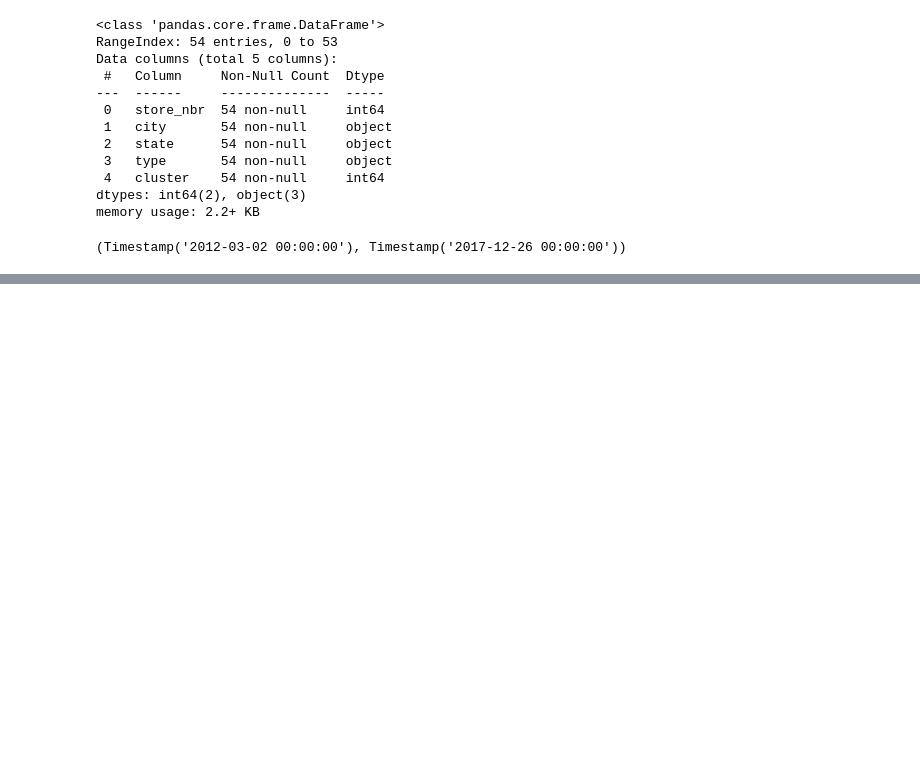
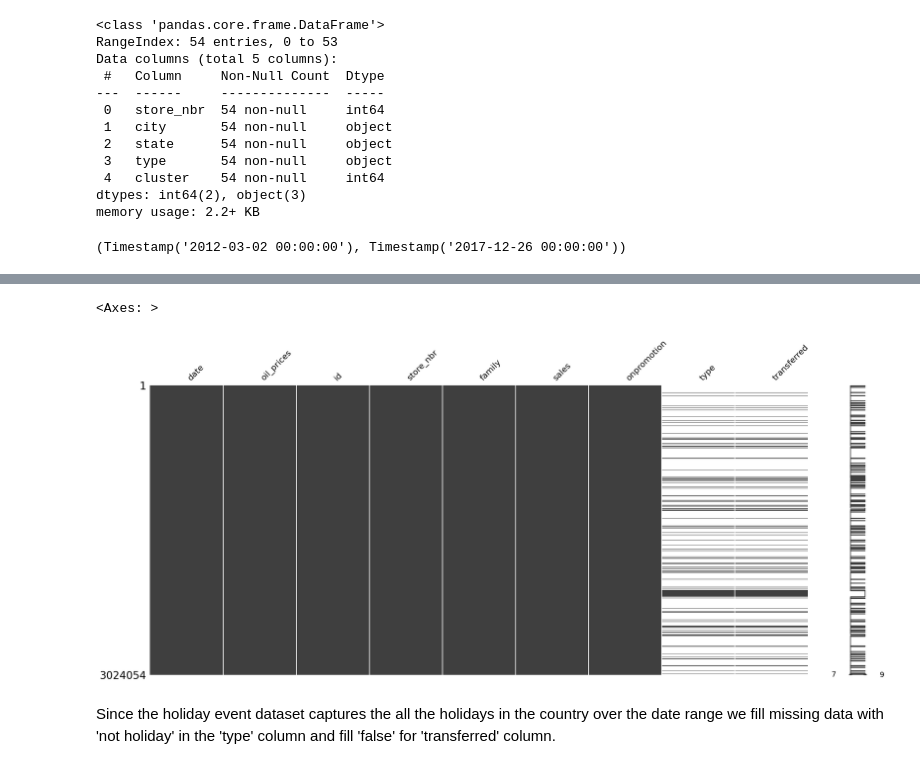
Before and after one commit to sethsot/Regression_Project, a Jupyter notebook: draft.ipynb, the cells around one changed output, grey strips where cells are left out. Saved outputs shown, nothing was run; the diff lists cells and outputs as text; code cells hidden in the pictures; blank space fills up the shorter version.

```diff
--- a/draft.ipynb
+++ b/draft.ipynb
@@ -571,0 +681,8 @@ holidays_eve['date'].min(), holidays_eve['date'].max()
+# %%
+# Drop one or more columns using the 'drop' method
+columns_to_drop = ['locale', 'locale_name','description']
+
+holidays_eve_droped = holidays_eve.drop(columns=columns_to_drop)
+
+# The DataFrame 'df' now contains only columns 'A'
+print(holidays_eve_droped)
@@ -571,0 +731,6 @@ holidays_eve['date'].min(), holidays_eve['date'].max()
+# %%
+# Drop duplicate rows
+holidays_eve_droped_duplicates = holidays_eve_droped.drop_duplicates()
+
+# The DataFrame 'df' now contains only unique rows
+print(holidays_eve_droped_duplicates)
@@ -571,0 +815,19 @@ holidays_eve['date'].min(), holidays_eve['date'].max()
+# %%
+# split oil.csv on the dates that reflects the split for the test and train
+#define the start and end dates for the oil.csv that will be joined to the test
+
+holidays_eve_test_start_date= '2017-08-16'
+holidays_eve_test_end_date= '2017-08-31'
+
+holidays_eve_train_start_date= '2013-01-01'
+holidays_eve_train_end_date= '2017-08-15'
+
+holidays_eve_train = holidays_eve_droped_duplicates[holidays_eve_droped_duplicates['date'].between (holidays_eve_train_start_date, holidays_eve_train_end_date)]
+holidays_eve_test = holidays_eve_droped_duplicates[holidays_eve_droped_duplicates['date'].between (holidays_eve_test_start_date, holidays_eve_test_end_date)]
+
+# Verify the split
+range_holidays_eve_test = holidays_eve_test['date'].min(), holidays_eve_test['date'].max()
+range_holidays_eve_train = holidays_eve_train['date'].min(), holidays_eve_train['date'].max()
+
+print(range_holidays_eve_test)
+print(range_holidays_eve_train)
@@ -571,0 +858,6 @@ holidays_eve['date'].min(), holidays_eve['date'].max()
+# %%
+# merge merged_train and holidays_eve_train datasets on 'date'
+# merge merged_test and holidays_eve_test datasets on 'date'
+
+merged_train_holidays_eve = pd.merge(merged_train, holidays_eve_train, on='date', how='left')
+merged_test_holidays_eve = pd.merge(merged_test, holidays_eve_test, on='date', how='left')
@@ -571,0 +908,10 @@ holidays_eve['date'].min(), holidays_eve['date'].max()
+# %%
+# plot a matrix visualization of missing values in merged_train_holidays_eve_copy
+# check how the missing date is distributed through our merged data
+
+msno.matrix(merged_train_holidays_eve)
+# %% [output]
+<Axes: >
+[figure, added]
+# %% [markdown]
+Since the holiday event dataset captures the all the holidays in the country over the date range we fill missing data with 'not holiday' in the 'type' column and fill 'false' for 'transferred' column.
```
Also changed, not shown: parts of 49 cells of this notebook.
